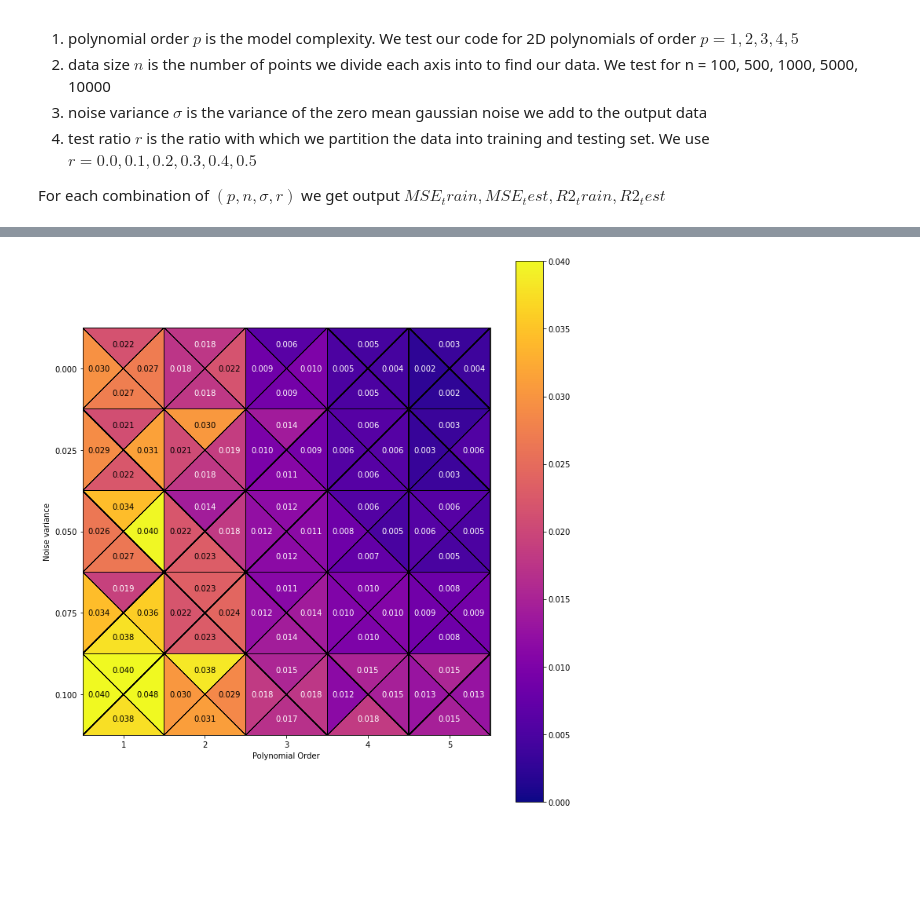
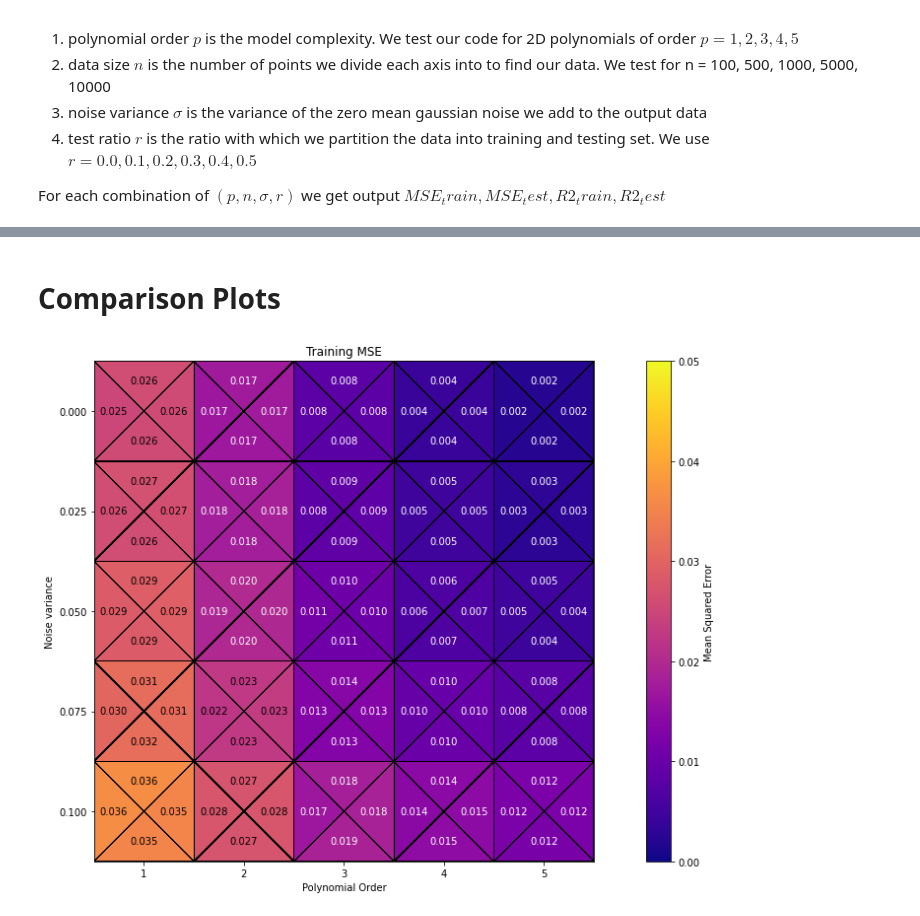
Before and after one commit to antble/CompSci-Project-1, a Jupyter notebook: regression_analysis/regression.ipynb, the cells around one changed output, grey strips where cells are left out. Cells and saved outputs as stored; diff of their text form; code cells hidden in the pictures; blank space fills up the shorter version.

```diff
--- a/regression_analysis/regression.ipynb
+++ b/regression_analysis/regression.ipynb
@@ -49,7 +53,9 @@ print(testR2)
 # %%
 y = Franke(xx1, xx2)
 y += np.random.normal(0, 0.1, size = y.shape)
-t = ordinaryLeastSquares.ols2D(x1=xx1, x2=xx2, y=y, order=5, test_ratio=0.2)
+#t = ordinaryLeastSquares.ols2D(x1=xx1, x2=xx2, y=y, order=5, test_ratio=0.2)
+trainMSE, testMSE, trainR2, testR2 = ordinaryLeastSquares.ols2D(x1=xx1, x2=xx2, y=y, order=5, test_ratio=0.2)
+"""
 y_train = t[0]
 y_test = t[1]
 y_model_train = t[2]
@@ -58,6 +64,8 @@ trainMSE = findStat.findMSE(y_train, y_model_train)
 testMSE = findStat.findMSE(y_test, y_model_test)
 trainR2 = findStat.findR2(y_train, y_model_train)
 testR2 = findStat.findR2(y_test, y_model_test)
+"""
+
 
 print(trainMSE)
 print(testMSE)
@@ -80,15 +88,17 @@ For parameters:
 For each combination of $(p, n, \sigma, r)$ we get output $MSE_train, MSE_test, R2_train, R2_test $
 # %%
 p = np.arange(1,6)
-n = np.array([20, 300])#, 1000, 3000])
+n = np.array([100, 300])#, 1000, 3000])
 noise = np.array([0.0, 0.025, 0.05, 0.075, 0.1])
-r = np.arange(1,5)*0.1
+r = np.arange(1,5)*0.2
 
 train_MSE_arr = np.zeros([len(p), len(n), len(noise), len(r)])
 test_MSE_arr = np.zeros([len(p), len(n), len(noise), len(r)])
 train_R2_arr = np.zeros([len(p), len(n), len(noise), len(r)])
 test_R2_arr = np.zeros([len(p), len(n), len(noise), len(r)])
 
+
+#below function is unused for now.
 def findmyStats(OLS_out):
     #find stats based on OLS output
     y_train = OLS_out[0]
@@ -114,10 +124,8 @@ for i in range(len(p)):
                 y = Franke(xx1, xx2)
                 y += np.random.normal(0, noise[k], size = y.shape)
 
-                t = findmyStats(ordinaryLeastSquares.ols2D(x1=xx1, x2=xx2, y=y, order=p[i], test_ratio=r[l]))
+                t = ordinaryLeastSquares.ols2D(x1=xx1, x2=xx2, y=y, order=p[i], test_ratio=r[l])
                 train_MSE_arr[i,j,k,l] = t[0]
                 test_MSE_arr[i,j,k,l] = t[1]
                 train_R2_arr[i,j,k,l] = t[2]
                 test_R2_arr[i,j,k,l] = t[3]
-print(train_MSE_arr)
-print(train_MSE_arr[:, 0, : , 0])
@@ -204,4 +132,9 @@ ValueError: 'c' argument has 25 elements, which is inconsistent with 'x' and 'y'
+# %% [markdown]
+# Comparison Plots
 # %%
+M = len(p)
+N = len(noise)
+
 # this plot is based on stackover flow answer by user JohanC to the question in the link
 # https://stackoverflow.com/questions/66048529/how-to-create-a-heatmap-where-each-cell-is-divided-into-4-triangles
 def triangulation_for_triheatmap(M, N):
@@ -221,44 +154,45 @@ def triangulation_for_triheatmap(M, N):
                   for j in range(N) for i in range(M)]
     return [Triangulation(x, y, triangles) for triangles in [trianglesN, trianglesE, trianglesS, trianglesW]]
 
-values = [np.transpose(test_MSE_arr[:, 0, : , 0]), np.transpose(test_MSE_arr[:, 0, : , 1]),
-          np.transpose(test_MSE_arr[:, 0, : , 2]), np.transpose(test_MSE_arr[:, 0, : , 3])]
+values = [np.transpose(train_MSE_arr[:, 0, : , 0]), np.transpose(train_MSE_arr[:, 0, : , 1]),
+          np.transpose(train_MSE_arr[:, 0, : , 2]), np.transpose(train_MSE_arr[:, 0, : , 3])]
 
-triangul = triangulation_for_triheatmap(5, 5)
+triangul = triangulation_for_triheatmap(M, N)
 cmaps = ['Blues','Blues','Blues','Blues']#['Blues', 'Greens', 'Purples', 'Reds']  # ['winter', 'spring', 'summer', 'autumn']
 norms = [plt.Normalize(-0.5, 1) for _ in range(4)]
-fig, ax = plt.subplots(figsize=(10,10))
+fig, ax = plt.subplots(figsize=(15,8))
 #imgs = [ax.tripcolor(t, np.ravel(val), cmap=cmap, norm=norm, ec='white')
 #        for t, val, cmap, norm in zip(triangul, values*100, cmaps, norms)]
-imgs = [ax.tripcolor(t, val.ravel(), cmap='plasma', vmin=0, vmax=0.04, ec='k')
+imgs = [ax.tripcolor(t, val.ravel(), cmap='plasma', vmin=0, vmax=0.05, ec='k')
         for t, val in zip(triangul, (values))]
 for val, dir in zip(values, [(-1, 0), (0, 1), (1, 0), (0, -1)]):
-    for i in range(5):
-        for j in range(5):
+    for i in range(M):
+        for j in range(N):
             v = val[j, i]
-            ax.text(i + 0.3 * dir[1], j + 0.3 * dir[0], f'{v:.3f}', color='k' if 0.02 < v < 0.07 else 'w', ha='center', va='center')
-ax.set_xticks(range(5))
-ax.set_yticks(range(5))
+            ax.text(i + 0.3 * dir[1], j + 0.3 * dir[0], f'{v:.3f}', color='k' if 0.02 < v < 0.2 else 'w', ha='center', va='center')
+ax.set_xticks(range(M))
+ax.set_yticks(range(N))
 
 def ymajor_tick(x, pos):
     return f"{x*0.025:.3f}"
 def xmajor_tick(x, pos):
     return f"{x+1}"
 
 ax.yaxis.set_major_locator(MultipleLocator(1.000))
 # FuncFormatter is created and used automatically
 ax.yaxis.set_major_formatter(ymajor_tick)
 
 ax.xaxis.set_major_formatter(xmajor_tick)
 
 ax.invert_yaxis()
 ax.margins(x=0, y=0)
 ax.set_xlabel("Polynomial Order")
 ax.set_ylabel("Noise variance")
 
 ax.set_aspect('equal', 'box')  # square cells
-cbar = fig.colorbar(imgs[0], ax=ax)
+cbar = fig.colorbar(imgs[0], ax=ax, label = "Mean Squared Error")
+ax.set_title("Training MSE")
 plt.tight_layout()
 plt.show()
 # %% [output]
-[figure, old version]
+[figure, new version]
```
Also changed, not shown: parts of 20 cells of this notebook, 5 other files.
